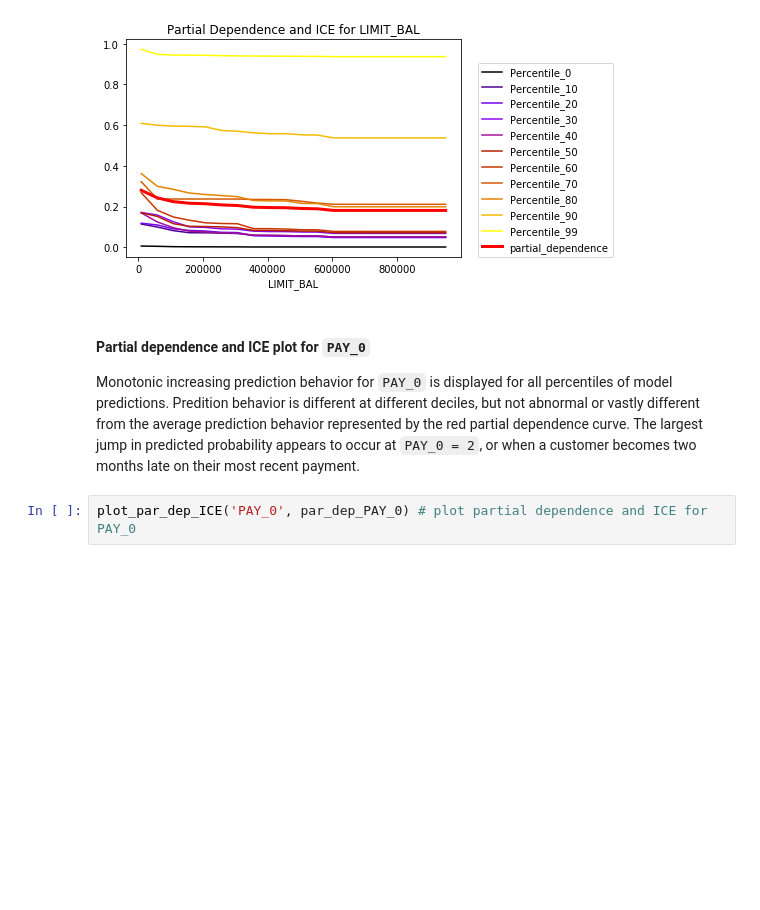
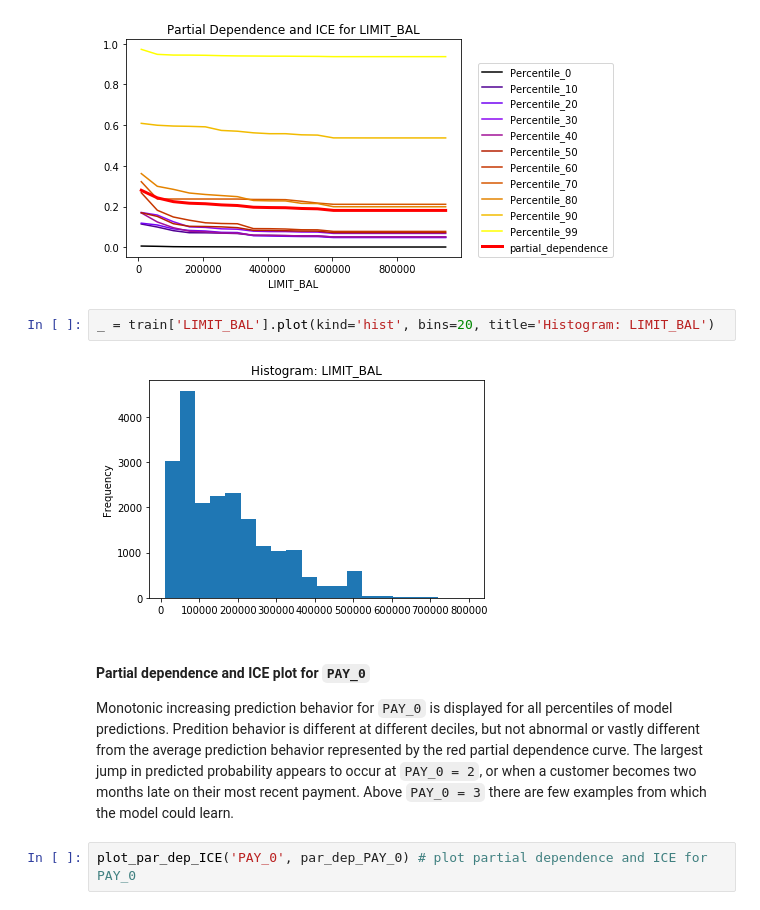
Before and after one commit to jphall663/interpretable_machine_learning_with_python, a Jupyter notebook: xgboost_pdp_ice.ipynb, the cells around one changed output. Saved outputs shown, nothing was run; the diff lists cells and outputs as text; blank space fills up the shorter version.

Commit message:
add histograms as rough measure of epistemic uncertainty in pdp/ice notebook

```diff
--- a/xgboost_pdp_ice.ipynb
+++ b/xgboost_pdp_ice.ipynb
@@ -495,9 +495,13 @@ The monotonic prediction behavior displayed in the partial dependence, and ICE t
 plot_par_dep_ICE('LIMIT_BAL', par_dep_LIMIT_BAL) # plot partial dependence and ICE for LIMIT_BAL
 # %% [output]
 [figure]
+# %%
+_ = train['LIMIT_BAL'].plot(kind='hist', bins=20, title='Histogram: LIMIT_BAL')
+# %% [output]
+[figure, added]
 # %% [markdown]
 #### Partial dependence and ICE plot for `PAY_0`
-Monotonic increasing prediction behavior for `PAY_0` is displayed for all percentiles of model predictions. Predition behavior is different at different deciles, but not abnormal or vastly different from the average prediction behavior represented by the red partial dependence curve. The largest jump in predicted probability appears to occur at `PAY_0 = 2`, or when a customer becomes two months late on their most recent payment.
+Monotonic increasing prediction behavior for `PAY_0` is displayed for all percentiles of model predictions. Predition behavior is different at different deciles, but not abnormal or vastly different from the average prediction behavior represented by the red partial dependence curve. The largest jump in predicted probability appears to occur at `PAY_0 = 2`, or when a customer becomes two months late on their most recent payment. Above `PAY_0 = 3` there are few examples from which the model could learn.
 # %%
 plot_par_dep_ICE('PAY_0', par_dep_PAY_0) # plot partial dependence and ICE for PAY_0
 # %% [output]
```
Also changed, not shown: parts of 6 cells of this notebook.
